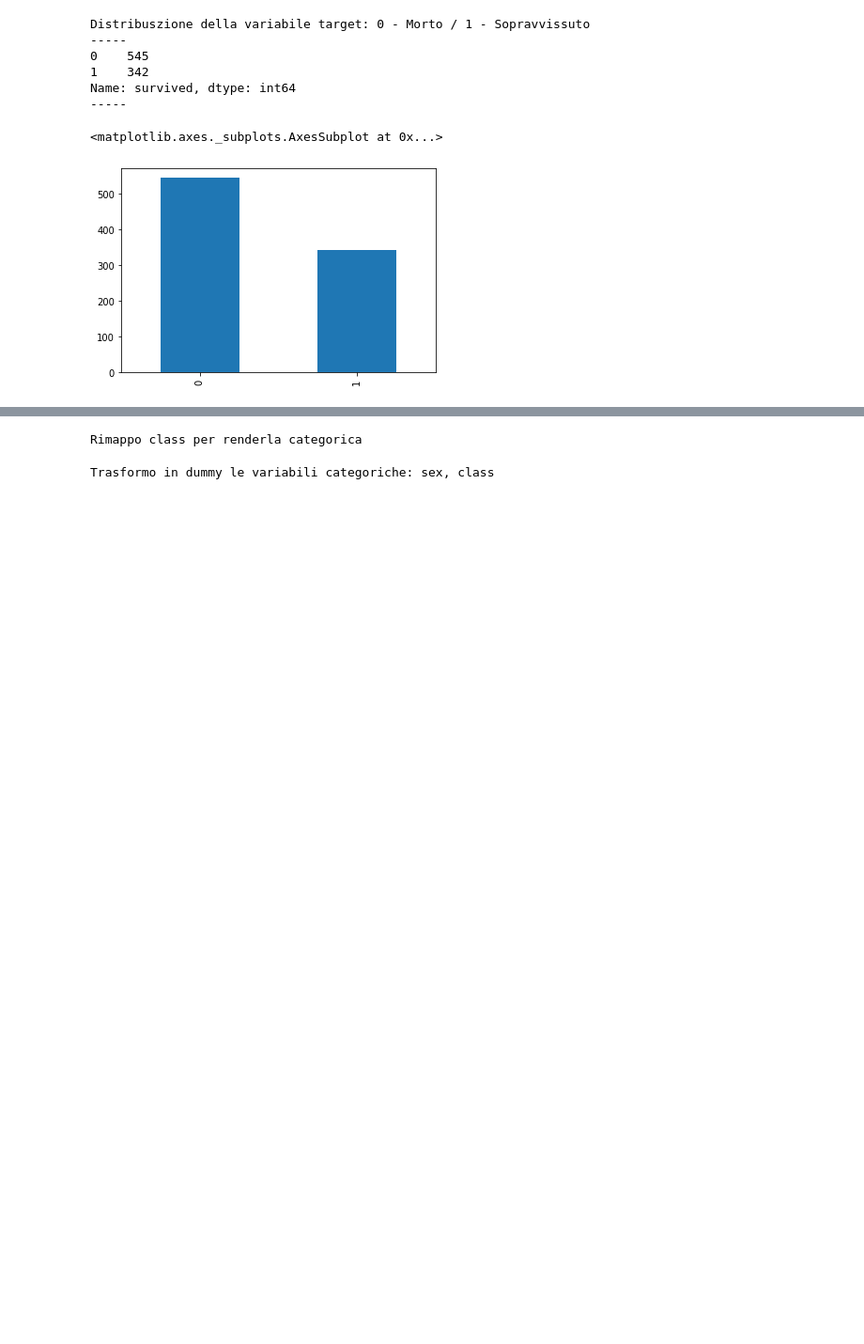
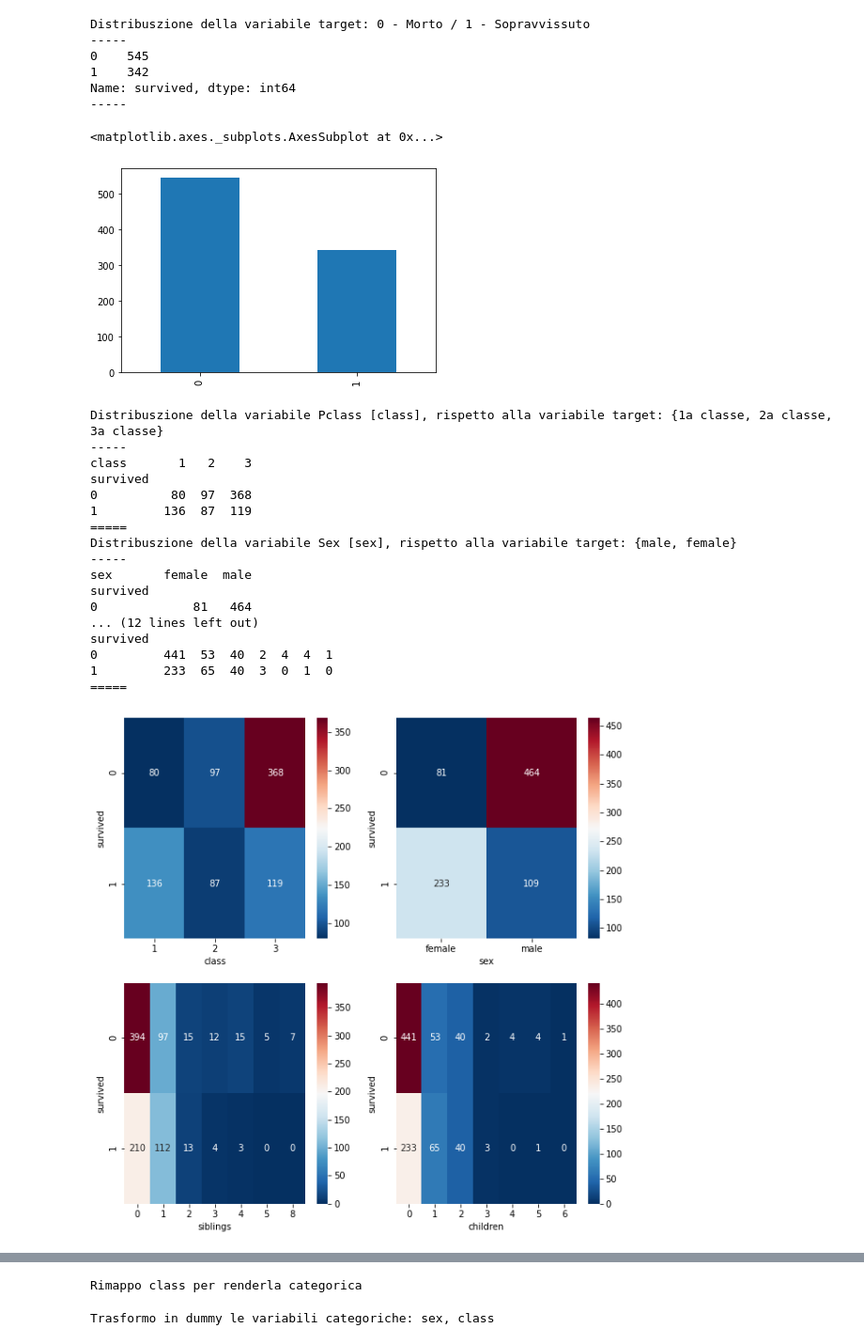
Before and after one commit to mattcond/training-repo, a Jupyter notebook: titanic-notebook.ipynb, the cells around one changed output, grey strips where cells are left out. Shown: that part at 94% size. Drawn from its saved outputs; the diff is of its cells as text; code cells hidden in the pictures; blank space fills up the shorter version.

```diff
--- a/titanic-notebook.ipynb
+++ b/titanic-notebook.ipynb
@@ -96,6 +100,74 @@ Name: survived, dtype: int64
 -----
 <matplotlib.axes._subplots.AxesSubplot at 0x...>
 [figure]
+# %%
+print('Distribuszione della variabile Pclass [class], rispetto alla variabile target: {1a classe, 2a classe, 3a classe}')
+print('-----')
+class_ct = pd.crosstab(index = titanic['survived'], columns = titanic['class'])
+print(class_ct)
+print('=====')
+print('Distribuszione della variabile Sex [sex], rispetto alla variabile target: {male, female}')
+print('-----')
+sex_ct = pd.crosstab(index = titanic['survived'], columns = titanic['sex'])
+print(sex_ct)
+print('=====')
+print('Distribuszione della variabile Siblings/Spouses Aboard [siblings], rispetto alla variabile target')
+print('-----')
+siblings_ct = pd.crosstab(index = titanic['survived'], columns = titanic['siblings'])
+print(siblings_ct)
+print('=====')
+print('Distribuszione della variabile Parents/Children Aboard [children], rispetto alla variabile target')
+print('-----')
+parents_ct = pd.crosstab(index = titanic['survived'], columns = titanic['children'])
+print(parents_ct)
+print('=====')
+
+
+
+fig, [[ax1, ax2], [ax3, ax4]] = plt.subplots(2, 2, figsize=(10, 10))
+
+ax1 = sn.heatmap(class_ct,
+           annot=True,
+           fmt = '.0f',
+           ax = ax1,
+           cmap = 'RdBu_r')
+
+ax2 = sn.heatmap(sex_ct,
+           annot=True,
+           fmt = '.0f',
+           ax = ax2,
+           cmap = 'RdBu_r')
+
+ax3 = sn.heatmap(siblings_ct,
+           annot=True,
+           fmt = '.0f',
+           ax = ax3,
+           cmap = 'RdBu_r')
+
+ax4 = sn.heatmap(parents_ct,
+           annot=True,
+           fmt = '.0f',
+           ax = ax4,
+           cmap = 'RdBu_r')
+# %% [output]
+Distribuszione della variabile Pclass [class], rispetto alla variabile target: {1a classe, 2a classe, 3a classe}
+-----
+class       1   2    3
+survived
+0          80  97  368
+1         136  87  119
+=====
+Distribuszione della variabile Sex [sex], rispetto alla variabile target: {male, female}
+-----
+sex       female  male
+survived
+0             81   464
+... (12 lines left out)
+survived
+0         441  53  40  2  4  4  1
+1         233  65  40  3  0  1  0
+=====
+[figure, added]
 # %%
 print('Rimuovo le colonne non utili: Name')
 titanic = titanic.drop('name', axis=1)
```
Also changed, not shown: parts of 25 cells of this notebook.
